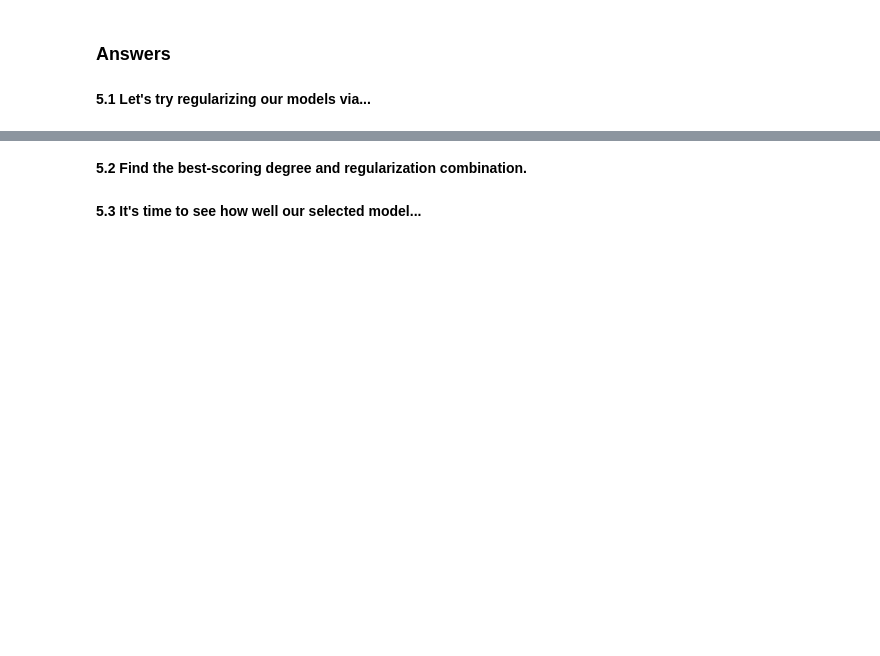
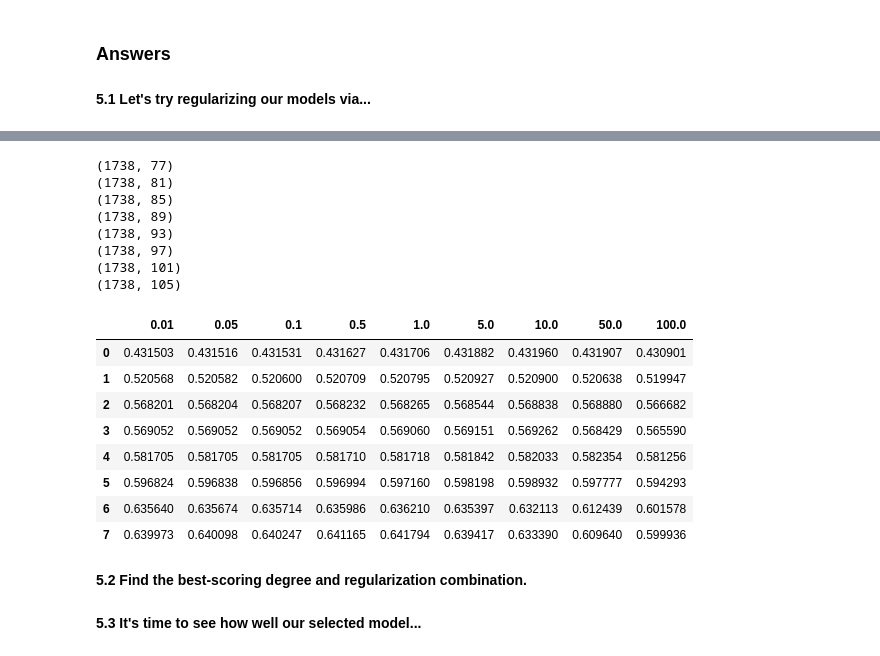
Before and after one commit to songdavidb/cs109aHW, a Jupyter notebook: cs109a_hw3/cs109a_hw3.ipynb, the cells around one changed output, grey strips where cells are left out. Cells and saved outputs as stored; diff of their text form; code cells hidden in the pictures; blank space fills up the shorter version.

```diff
--- a/cs109a_hw3/cs109a_hw3.ipynb
+++ b/cs109a_hw3/cs109a_hw3.ipynb
@@ -1129,0 +983,3 @@ Note: On the lasso model, you may need to increase `max_iter` (start with 100,00
+# %%
+ridge_train, ridge_val = train_test_split(BSS_train, train_size=0.8)
+ridge_train.head()
@@ -1130,3 +993,46 @@ Note: On the lasso model, you may need to increase `max_iter` (start with 100,00
+# %%
+ridge_models=[]
+ridge_R2s=[]
+
+alphas = [.01,.05,.1,.5,1,5,10,50,100]
+
+
+#print(ridge_xtrain[ridge_xtrain.isnull().any(axis=1)])
+
+for degree in range(1, 9):
+    ridge_xtrain, ridge_xtest, ridge_ytrain, ridge_ytest=get_design_mats(ridge_train, ridge_val, degree)
+    alpha_ridge_R2s=[]
+    alpha_ridge_models=[]
+    print(ridge_xtest.shape)
+
+    for alpha in alphas:
+        ridge_model = Ridge(alpha=alpha).fit(ridge_xtrain, ridge_ytrain)
+        alpha_ridge_models.append(ridge_model)
+        alpha_ridge_R2s.append(ridge_model.score(ridge_xtest,ridge_ytest))
+    ridge_R2s.append(alpha_ridge_R2s)
+    ridge_models.append(alpha_ridge_models)
+
+R2_df = pd.DataFrame(ridge_R2s, columns=alphas)
+ridge_df = pd.DataFrame(ridge_models, columns=alphas)
+R2_df
+# %% [output]
+(1738, 77)
+(1738, 81)
+(1738, 85)
+(1738, 89)
+(1738, 93)
+(1738, 97)
+(1738, 101)
+(1738, 105)
+|  | 0.01 | 0.05 | 0.1 | 0.5 | 1.0 | 5.0 | 10.0 | 50.0 | 100.0 |
+| 0 | 0.431503 | 0.431516 | 0.431531 | 0.431627 | 0.431706 | 0.431882 | 0.431960 | 0.431907 | 0.430901 |
+| 1 | 0.520568 | 0.520582 | 0.520600 | 0.520709 | 0.520795 | 0.520927 | 0.520900 | 0.520638 | 0.519947 |
+| 2 | 0.568201 | 0.568204 | 0.568207 | 0.568232 | 0.568265 | 0.568544 | 0.568838 | 0.568880 | 0.566682 |
+| 3 | 0.569052 | 0.569052 | 0.569052 | 0.569054 | 0.569060 | 0.569151 | 0.569262 | 0.568429 | 0.565590 |
+| 4 | 0.581705 | 0.581705 | 0.581705 | 0.581710 | 0.581718 | 0.581842 | 0.582033 | 0.582354 | 0.581256 |
+| 5 | 0.596824 | 0.596838 | 0.596856 | 0.596994 | 0.597160 | 0.598198 | 0.598932 | 0.597777 | 0.594293 |
+| 6 | 0.635640 | 0.635674 | 0.635714 | 0.635986 | 0.636210 | 0.635397 | 0.632113 | 0.612439 | 0.601578 |
+| 7 | 0.639973 | 0.640098 | 0.640247 | 0.641165 | 0.641794 | 0.639417 | 0.633390 | 0.609640 | 0.599936 |
 # %% [markdown]
 **5.2 Find the best-scoring degree and regularization combination.**
 # %%
```
Also changed, not shown: parts of 21 cells of this notebook.
